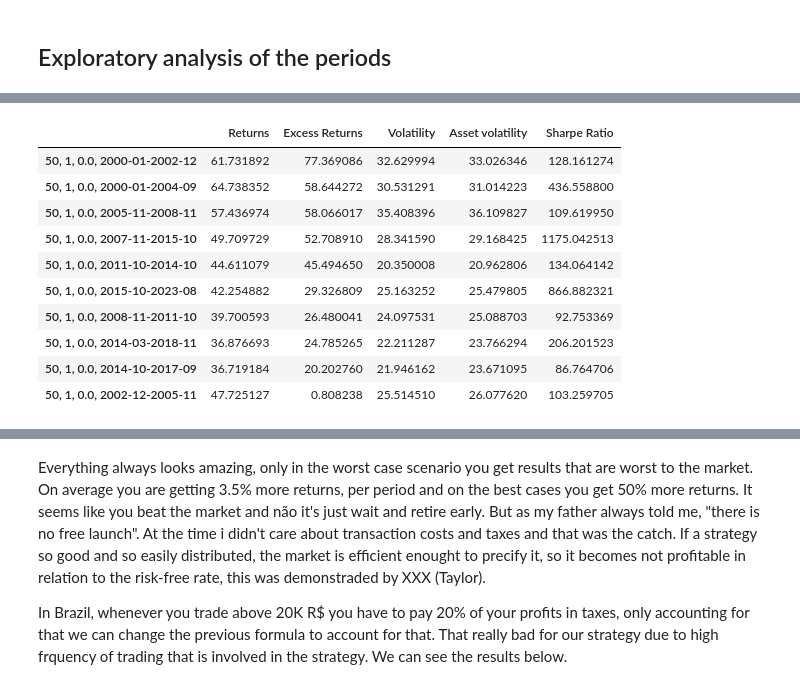
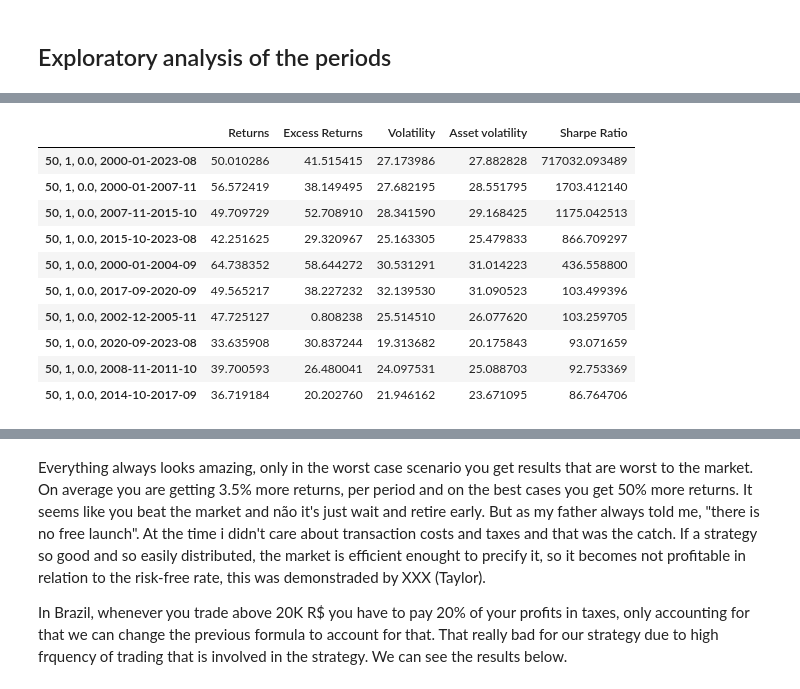
Before and after one commit to RafaelM0raes/MyJourneyInFinancialMarkets, a Jupyter notebook: Artigo 1.ipynb, the cells around one changed output, grey strips where cells are left out. Cells and saved outputs as stored; diff of their text form; code cells hidden in the pictures.

```diff
--- a/Artigo 1.ipynb
+++ b/Artigo 1.ipynb
@@ -144,9 +144,10 @@ def returns_moving_averages(df: pd.DataFrame,
             "volatility sell signal": volatility_sell_signal,
             "asset returns": asset_return,
             "asset volatility": asset_volatility,
-            "sharpe ratio": (return_total-risk_free_return)/volatility_total,
+            "sharpe ratio": (return_total**(252/df.shape[0])-risk_free_return**(252/df.shape[0]))/(volatility_total*np.sqrt(252)),
             "return array buy signal": return_buy,
-            "return array sell signal": return_sell}
+            "return array sell signal": return_sell,
+            "return array": np.append(return_buy, return_sell, axis=0)}
 # %%
 results = returns_moving_averages(series, selic)
 print(f"The returns of the buy and sell signals {round((results['return total'] - 1)*100, 2)}%")
@@ -237,20 +282,20 @@ First we try to identify wha is the window that best perfomed across all the per
 # %%
-windows = {}
-for row in backtest_results.to_dict("records"):
-    if row["Window"] in windows:
-        windows[row["Window"]].append(row)
-    else:
-        windows[row["Window"]] = [row]
-
-window_stats = pd.DataFrame([])
-for window in windows.keys():
-    df_tmp = pd.DataFrame(windows[window])
-    window_stats = pd.concat([window_stats, pd.DataFrame({
-        window:{
-            "mean annualized return": np.mean(df_tmp["Annualized Returns Total"]),
-            "mean excess returns": np.mean(df_tmp["Annualized Returns Total"] - df_tmp["Annualized Asset Return"]),
-            "std annualized return": np.std(df_tmp["Annualized Returns Total"]),
-            "std excess returns": np.std(df_tmp["Annualized Returns Total"] - df_tmp["Annualized Asset Return"]),
-            "mean sharpe ratio": np.mean(df_tmp["Sharpe Ratio"])
-    }})], axis=1)
-window_stats.sort_values("mean annualized return", axis=1)
+def period_comparisson(groups):
+    results = {}
+    for group in groups:
+        df = group[1]
+        best_sharpe = df.loc[df["Sharpe Ratio"].idxmax()]
+        best_sharpe_percentiles = np.percentile(df["Sharpe Ratio"], [10, 50, 80])
+        min_vol = df.loc[df["Annualized Volatility Total"].idxmin()]
+        min_vol_percentiles = np.percentile(df["Annualized Volatility Total"], [10, 50, 80])
+        results[group[0]] = {"Max sharpe": best_sharpe["Sharpe Ratio"],
+                             "Parameters - Max sharpe": best_sharpe["Parameters"],
+                             "10th percentile - Max sharpe": best_sharpe_percentiles[0],
+                             "50th percentile - Max sharpe": best_sharpe_percentiles[1],
+                             "80th percentile - Max sharpe": best_sharpe_percentiles[2],
+                             "Min Volatility": min_vol["Annualized Volatility Total"],
+                             "Parameters - Min Vol": min_vol["Parameters"],
+                             "10th percentile - Min Vol": min_vol_percentiles[0],
+                             "50th percentile - Min Vol": min_vol_percentiles[1],
+                             "80th percentile - Min Vol": min_vol_percentiles[2]}
+    return pd.DataFrame.from_dict(results, orient="index")
@@ -267,21 +327,21 @@ As we can see above, the short average has a bigger impact than the longer one,
 # %%
 best_window = window_stats.sort_values("mean annualized return", axis=1).columns[-1]
 backtest_results_best_window = backtest_results[backtest_results["Window"] == best_window]
 results_best_params = pd.DataFrame({"Returns": backtest_results_best_window["Annualized Returns Total"],
                                     "Excess Returns": backtest_results_best_window["Annualized Returns Total"] - backtest_results_best_window["Annualized Asset Return"],
                                     "Volatility": backtest_results_best_window["Annualized Volatility Total"],
                                     "Asset volatility": backtest_results_best_window["Asset Annualized Volatility"],
                                     "Sharpe Ratio": backtest_results_best_window["Sharpe Ratio"]})
-results_best_params.sort_values("Excess Returns", ascending=False).iloc[[*range(5), *range(-5, 0)]]
+results_best_params.sort_values("Sharpe Ratio", ascending=False).iloc[[*range(5), *range(-5, 0)]]
 # %% [output]
 |  | Returns | Excess Returns | Volatility | Asset volatility | Sharpe Ratio |
-| 50, 1, 0.0, 2000-01-2002-12 | 61.731892 | 77.369086 | 32.629994 | 33.026346 | 128.161274 |
+| 50, 1, 0.0, 2000-01-2023-08 | 50.010286 | 41.515415 | 27.173986 | 27.882828 | 717032.093489 |
+| 50, 1, 0.0, 2000-01-2007-11 | 56.572419 | 38.149495 | 27.682195 | 28.551795 | 1703.412140 |
+| 50, 1, 0.0, 2007-11-2015-10 | 49.709729 | 52.708910 | 28.341590 | 29.168425 | 1175.042513 |
+| 50, 1, 0.0, 2015-10-2023-08 | 42.251625 | 29.320967 | 25.163305 | 25.479833 | 866.709297 |
 | 50, 1, 0.0, 2000-01-2004-09 | 64.738352 | 58.644272 | 30.531291 | 31.014223 | 436.558800 |
-| 50, 1, 0.0, 2005-11-2008-11 | 57.436974 | 58.066017 | 35.408396 | 36.109827 | 109.619950 |
-| 50, 1, 0.0, 2007-11-2015-10 | 49.709729 | 52.708910 | 28.341590 | 29.168425 | 1175.042513 |
-| 50, 1, 0.0, 2011-10-2014-10 | 44.611079 | 45.494650 | 20.350008 | 20.962806 | 134.064142 |
-| 50, 1, 0.0, 2015-10-2023-08 | 42.254882 | 29.326809 | 25.163252 | 25.479805 | 866.882321 |
+| 50, 1, 0.0, 2017-09-2020-09 | 49.565217 | 38.227232 | 32.139530 | 31.090523 | 103.499396 |
+| 50, 1, 0.0, 2002-12-2005-11 | 47.725127 | 0.808238 | 25.514510 | 26.077620 | 103.259705 |
+| 50, 1, 0.0, 2020-09-2023-08 | 33.635908 | 30.837244 | 19.313682 | 20.175843 | 93.071659 |
 | 50, 1, 0.0, 2008-11-2011-10 | 39.700593 | 26.480041 | 24.097531 | 25.088703 | 92.753369 |
-| 50, 1, 0.0, 2014-03-2018-11 | 36.876693 | 24.785265 | 22.211287 | 23.766294 | 206.201523 |
 | 50, 1, 0.0, 2014-10-2017-09 | 36.719184 | 20.202760 | 21.946162 | 23.671095 | 86.764706 |
-| 50, 1, 0.0, 2002-12-2005-11 | 47.725127 | 0.808238 | 25.514510 | 26.077620 | 103.259705 |
```
Also changed, not shown: parts of 19 cells of this notebook.
